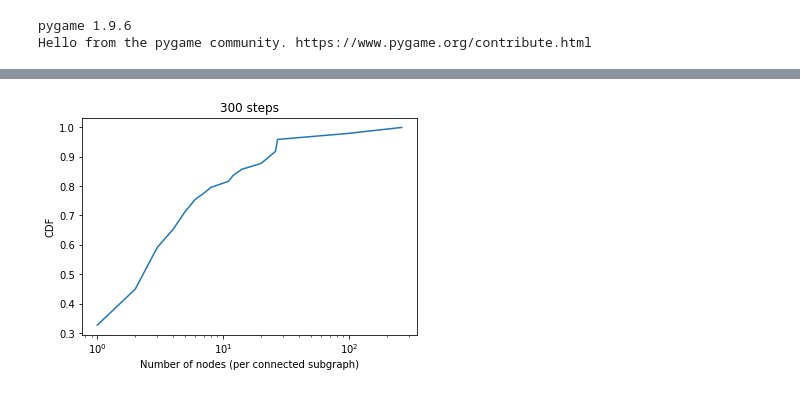
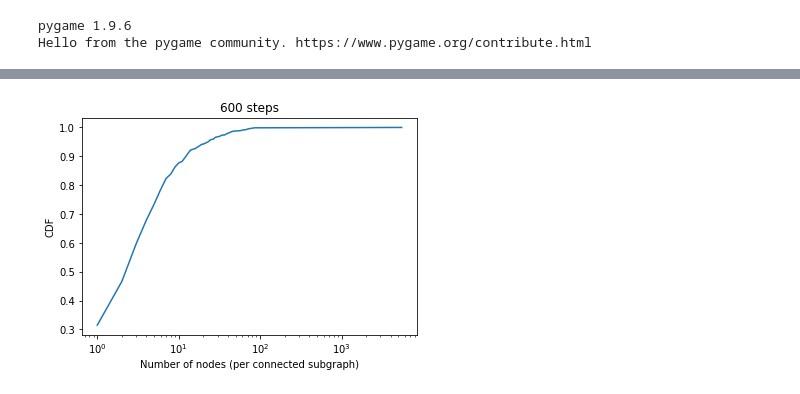
Before and after one commit to danny-kang-dev/ComplexLizards-CA, a Jupyter notebook: code/Results Generator.ipynb, the cells around one changed output, grey strips where cells are left out. Saved outputs shown, nothing was run; the diff lists cells and outputs as text; code cells hidden in the pictures.

```diff
--- a/code/Results Generator.ipynb
+++ b/code/Results Generator.ipynb
@@ -35,4 +26,7 @@ The iterable function was deprecated in Matplotlib 3.1 and will be removed in 3.
 # %%
 # Initial pmf of number of nodes
-plot_graph_pmf(G,350)
+hexmap = HexMap(width=100, height=100)
+
+G = create_hexmap(hexmap)
+plot_graph_pmf(G,0)
 # %% [output]
@@ -41,4 +34,9 @@ plot_graph_pmf(G,350)
 # %%
 # pmf of number of nodes after 300 steps
-plot_graph_pmf(G,350)
+steps = 600
+for x in range(steps):
+    hexmap.step()
+
+G = create_hexmap(hexmap)
+plot_graph_pmf(G,steps)
 # %% [output]
@@ -47,4 +44,7 @@ plot_graph_pmf(G,350)
 # %%
 # Initial cdf of number of nodes
+hexmap = HexMap(width=100, height=100)
+
+G = create_hexmap(hexmap)
 plot_graph_cdf(G, 0)
 # %% [output]
@@ -52,5 +52,10 @@ plot_graph_cdf(G, 0)
 # %%
 # cdf of number of nodes after 300 steps
-plot_graph_cdf(G, 300)
+steps = 600
+for x in range(steps):
+    hexmap.step()
+
+G = create_hexmap(hexmap)
+plot_graph_cdf(G, steps)
 # %% [output]
-[figure, old version]
+[figure, new version]
```
Also changed, not shown: parts of 7 cells of this notebook, 1 other file.
